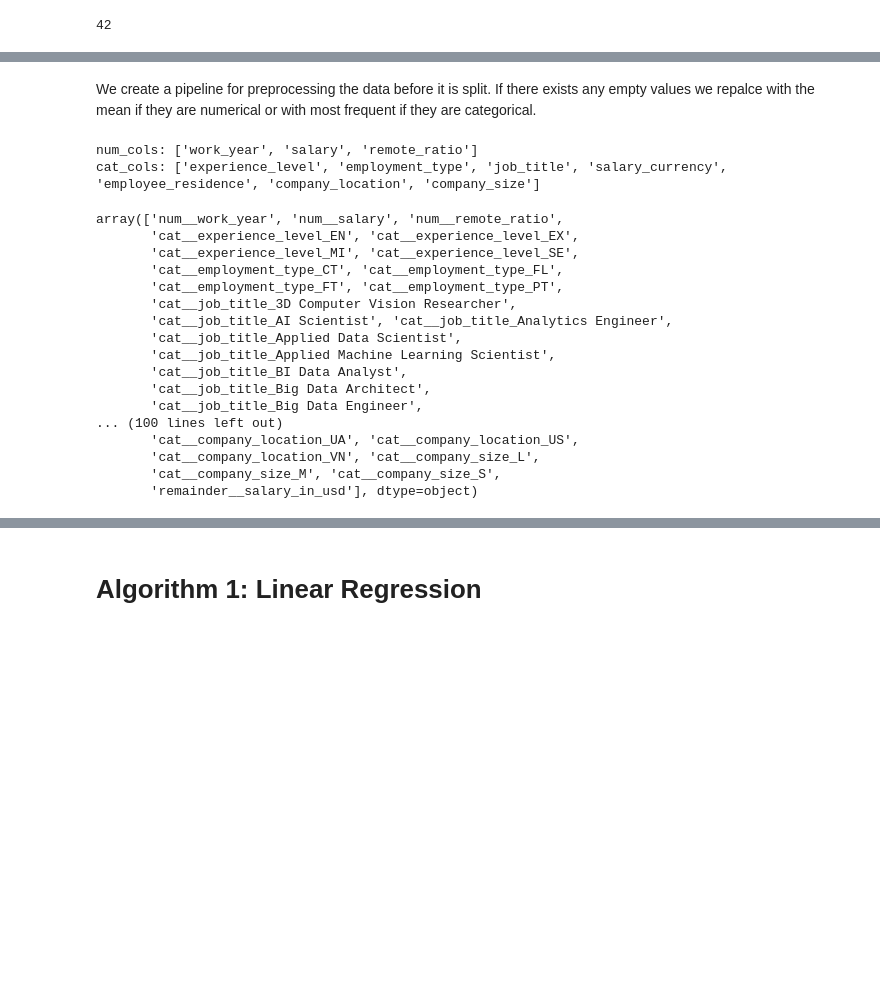
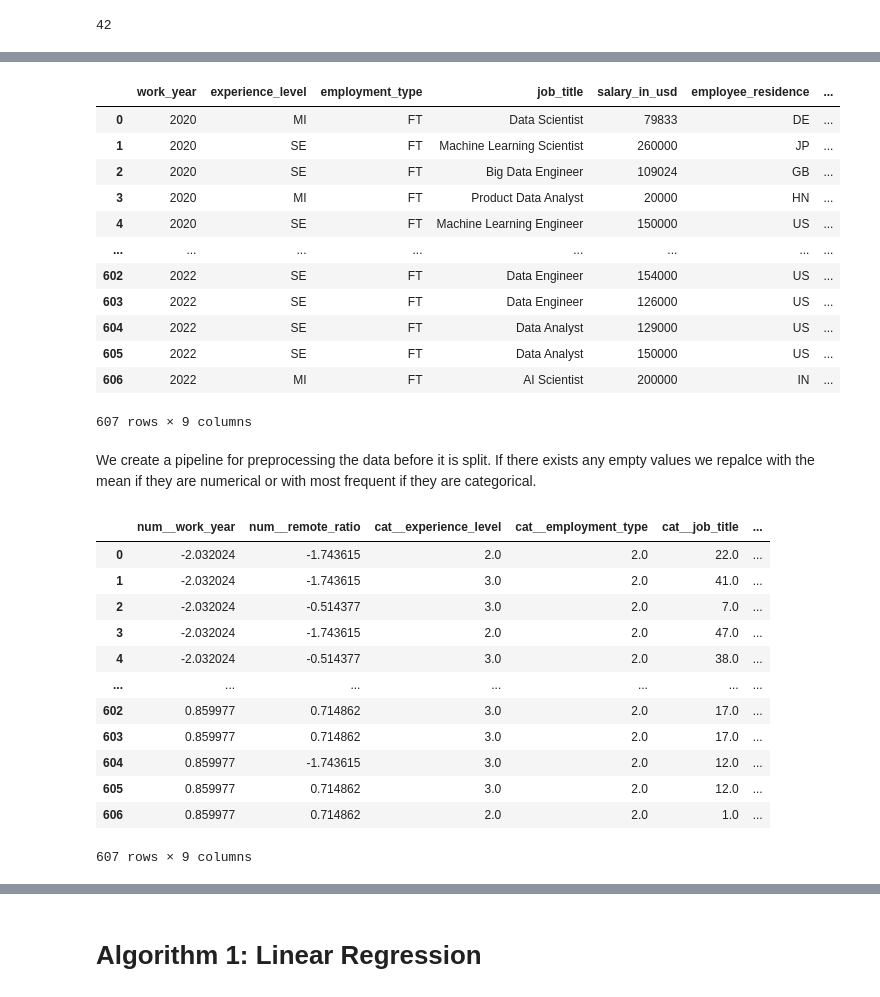
Before and after one commit to pauldumitriu001/EECS3401_IntroToAi_FinalProject, a Jupyter notebook: testNotebook.ipynb, the cells around one changed output, grey strips where cells are left out. Cells and saved outputs as stored; diff of their text form; code cells hidden in the pictures; blank space fills up the shorter version.

```diff
--- a/testNotebook.ipynb
+++ b/testNotebook.ipynb
@@ -258,20 +256,39 @@ data.duplicated().sum()
+# %%
+# We remove features which have high cardinality and low value to our task
+
+data.drop(labels=['salary_currency', 'salary'], axis=1, inplace=True)
+data
+# %% [output]
+|  | work_year | experience_level | employment_type | job_title | salary_in_usd | employee_residence | ... |
+| 0 | 2020 | MI | FT | Data Scientist | 79833 | DE | ... |
+| 1 | 2020 | SE | FT | Machine Learning Scientist | 260000 | JP | ... |
+| 2 | 2020 | SE | FT | Big Data Engineer | 109024 | GB | ... |
+| 3 | 2020 | MI | FT | Product Data Analyst | 20000 | HN | ... |
+| 4 | 2020 | SE | FT | Machine Learning Engineer | 150000 | US | ... |
+| ... | ... | ... | ... | ... | ... | ... | ... |
+| 602 | 2022 | SE | FT | Data Engineer | 154000 | US | ... |
+| 603 | 2022 | SE | FT | Data Engineer | 126000 | US | ... |
+| 604 | 2022 | SE | FT | Data Analyst | 129000 | US | ... |
+| 605 | 2022 | SE | FT | Data Analyst | 150000 | US | ... |
+| 606 | 2022 | MI | FT | AI Scientist | 200000 | IN | ... |
+607 rows × 9 columns
 # %% [markdown]
 We create a pipeline for preprocessing the data before it is split. If there exists any empty values we repalce with the mean if they are numerical or with most frequent if they are categorical.
 # %%
 from sklearn.compose import ColumnTransformer
 from sklearn.pipeline import make_pipeline
-from sklearn.preprocessing import OneHotEncoder, StandardScaler
+from sklearn.preprocessing import OrdinalEncoder, StandardScaler
 from sklearn.impute import SimpleImputer
 
 num_cols = data.select_dtypes(include='number').columns.to_list()
 cat_cols = data.select_dtypes(exclude='number').columns.to_list()
 
 num_cols.remove("salary_in_usd")
-print(f"num_cols: {num_cols}")
-print(f"cat_cols: {cat_cols}")
+
 
 num_pipeline = make_pipeline(SimpleImputer(strategy='mean'), StandardScaler())
-cat_pipeline = make_pipeline(SimpleImputer(strategy='most_frequent'), OneHotEncoder(sparse_output=False))
+# We use ordinal encoder because the features have natural rank making them ordinal variables
+cat_pipeline = make_pipeline(SimpleImputer(strategy='most_frequent'), OrdinalEncoder())
 
 preprocessing = ColumnTransformer([('num', num_pipeline, num_cols),
                                    ('cat', cat_pipeline, cat_cols)],
@@ -281,27 +298,20 @@ preprocessing = ColumnTransformer([('num', num_pipeline, num_cols),
 data_prepared = preprocessing.fit_transform(data)
 
 feature_names = preprocessing.get_feature_names_out()
-
 data_prepared = pd.DataFrame(data=data_prepared, columns=feature_names)
 
-feature_names
+data_prepared
 # %% [output]
+|  | num__work_year | num__remote_ratio | cat__experience_level | cat__employment_type | cat__job_title | ... |
+| 0 | -2.032024 | -1.743615 | 2.0 | 2.0 | 22.0 | ... |
+| 1 | -2.032024 | -1.743615 | 3.0 | 2.0 | 41.0 | ... |
+| 2 | -2.032024 | -0.514377 | 3.0 | 2.0 | 7.0 | ... |
+| 3 | -2.032024 | -1.743615 | 2.0 | 2.0 | 47.0 | ... |
+| 4 | -2.032024 | -0.514377 | 3.0 | 2.0 | 38.0 | ... |
+| ... | ... | ... | ... | ... | ... | ... |
+| 602 | 0.859977 | 0.714862 | 3.0 | 2.0 | 17.0 | ... |
+| 603 | 0.859977 | 0.714862 | 3.0 | 2.0 | 17.0 | ... |
+| 604 | 0.859977 | -1.743615 | 3.0 | 2.0 | 12.0 | ... |
+| 605 | 0.859977 | 0.714862 | 3.0 | 2.0 | 12.0 | ... |
+| 606 | 0.859977 | 0.714862 | 2.0 | 2.0 | 1.0 | ... |
-num_cols: ['work_year', 'salary', 'remote_ratio']
-cat_cols: ['experience_level', 'employment_type', 'job_title', 'salary_currency', 'employee_residence', 'company_location', 'company_size']
+607 rows × 9 columns
-array(['num__work_year', 'num__salary', 'num__remote_ratio',
-       'cat__experience_level_EN', 'cat__experience_level_EX',
-       'cat__experience_level_MI', 'cat__experience_level_SE',
-       'cat__employment_type_CT', 'cat__employment_type_FL',
-       'cat__employment_type_FT', 'cat__employment_type_PT',
-       'cat__job_title_3D Computer Vision Researcher',
-       'cat__job_title_AI Scientist', 'cat__job_title_Analytics Engineer',
-       'cat__job_title_Applied Data Scientist',
-       'cat__job_title_Applied Machine Learning Scientist',
-       'cat__job_title_BI Data Analyst',
-       'cat__job_title_Big Data Architect',
-       'cat__job_title_Big Data Engineer',
-... (100 lines left out)
-       'cat__company_location_UA', 'cat__company_location_US',
-       'cat__company_location_VN', 'cat__company_size_L',
-       'cat__company_size_M', 'cat__company_size_S',
-       'remainder__salary_in_usd'], dtype=object)
```
Also changed, not shown: parts of 22 cells of this notebook.
